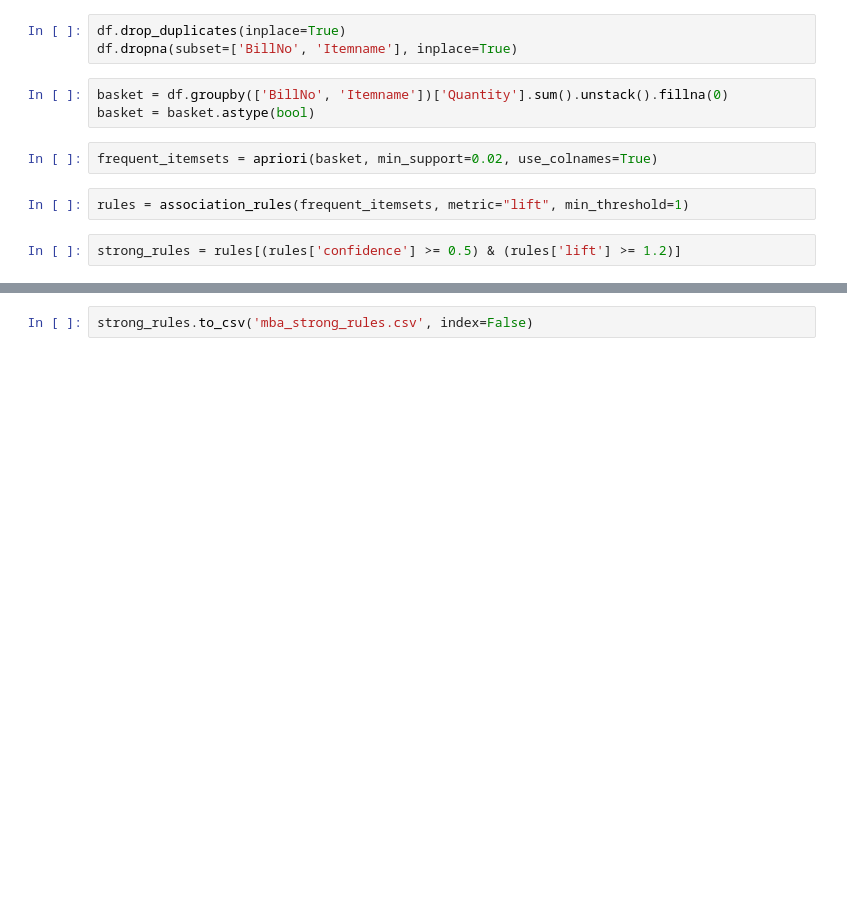
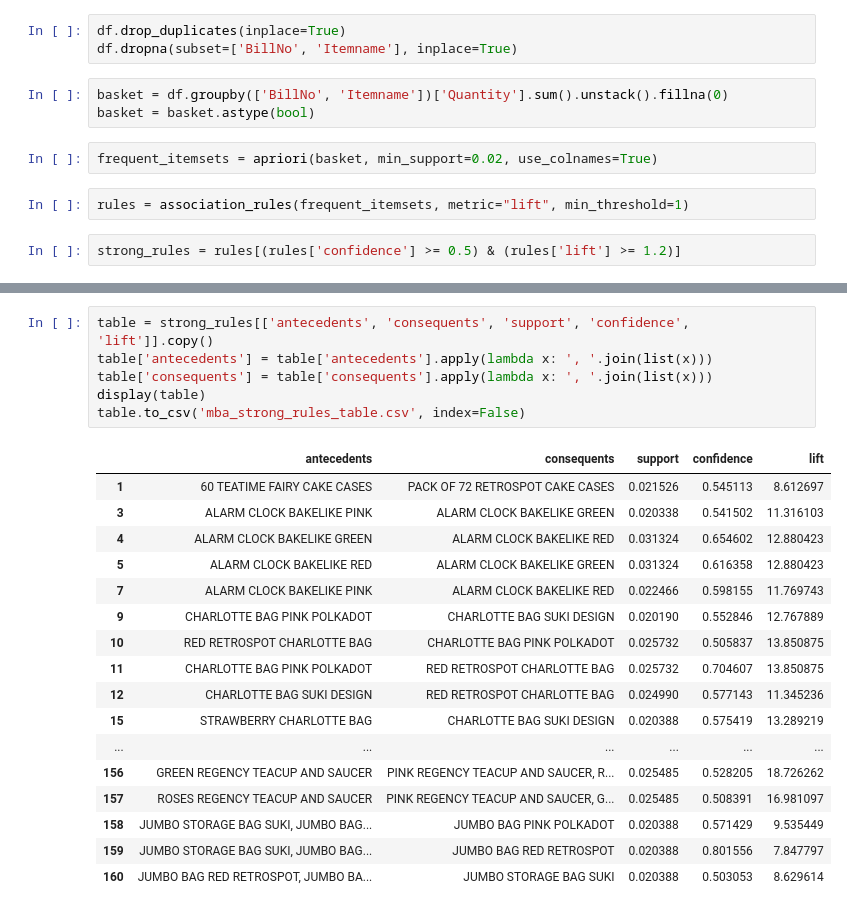
Before and after one commit to TheRealAngelo/Market-Basket-Analysis, a Jupyter notebook: Activity 3 - Market Basket Analysis.ipynb, the cells around one changed output, grey strips where cells are left out. Cells and saved outputs as stored; diff of their text form; blank space fills up the shorter version.

```diff
--- a/Activity 3 - Market Basket Analysis.ipynb
+++ b/Activity 3 - Market Basket Analysis.ipynb
@@ -62,2 +63,24 @@ for idx, row in strong_rules.iterrows():
 # %%
-strong_rules.to_csv('mba_strong_rules.csv', index=False)
+table = strong_rules[['antecedents', 'consequents', 'support', 'confidence', 'lift']].copy()
+table['antecedents'] = table['antecedents'].apply(lambda x: ', '.join(list(x)))
+table['consequents'] = table['consequents'].apply(lambda x: ', '.join(list(x)))
+display(table)
+table.to_csv('mba_strong_rules_table.csv', index=False)
+# %% [output]
+|  | antecedents | consequents | support | confidence | lift |
+| 1 | 60 TEATIME FAIRY CAKE CASES | PACK OF 72 RETROSPOT CAKE CASES | 0.021526 | 0.545113 | 8.612697 |
+| 3 | ALARM CLOCK BAKELIKE PINK | ALARM CLOCK BAKELIKE GREEN | 0.020338 | 0.541502 | 11.316103 |
+| 4 | ALARM CLOCK BAKELIKE GREEN | ALARM CLOCK BAKELIKE RED | 0.031324 | 0.654602 | 12.880423 |
+| 5 | ALARM CLOCK BAKELIKE RED | ALARM CLOCK BAKELIKE GREEN | 0.031324 | 0.616358 | 12.880423 |
+| 7 | ALARM CLOCK BAKELIKE PINK | ALARM CLOCK BAKELIKE RED | 0.022466 | 0.598155 | 11.769743 |
+| 9 | CHARLOTTE BAG PINK POLKADOT | CHARLOTTE BAG SUKI DESIGN | 0.020190 | 0.552846 | 12.767889 |
+| 10 | RED RETROSPOT CHARLOTTE BAG | CHARLOTTE BAG PINK POLKADOT | 0.025732 | 0.505837 | 13.850875 |
+| 11 | CHARLOTTE BAG PINK POLKADOT | RED RETROSPOT CHARLOTTE BAG | 0.025732 | 0.704607 | 13.850875 |
+| 12 | CHARLOTTE BAG SUKI DESIGN | RED RETROSPOT CHARLOTTE BAG | 0.024990 | 0.577143 | 11.345236 |
+| 15 | STRAWBERRY CHARLOTTE BAG | CHARLOTTE BAG SUKI DESIGN | 0.020388 | 0.575419 | 13.289219 |
+| ... | ... | ... | ... | ... | ... |
+| 156 | GREEN REGENCY TEACUP AND SAUCER | PINK REGENCY TEACUP AND SAUCER, R... | 0.025485 | 0.528205 | 18.726262 |
+| 157 | ROSES REGENCY TEACUP AND SAUCER | PINK REGENCY TEACUP AND SAUCER, G... | 0.025485 | 0.508391 | 16.981097 |
+| 158 | JUMBO STORAGE BAG SUKI, JUMBO BAG... | JUMBO BAG PINK POLKADOT | 0.020388 | 0.571429 | 9.535449 |
+| 159 | JUMBO STORAGE BAG SUKI, JUMBO BAG... | JUMBO BAG RED RETROSPOT | 0.020388 | 0.801556 | 7.847797 |
+| 160 | JUMBO BAG RED RETROSPOT, JUMBO BA... | JUMBO STORAGE BAG SUKI | 0.020388 | 0.503053 | 8.629614 |
```
Also changed, not shown: parts of 2 cells of this notebook, 2 other files.
